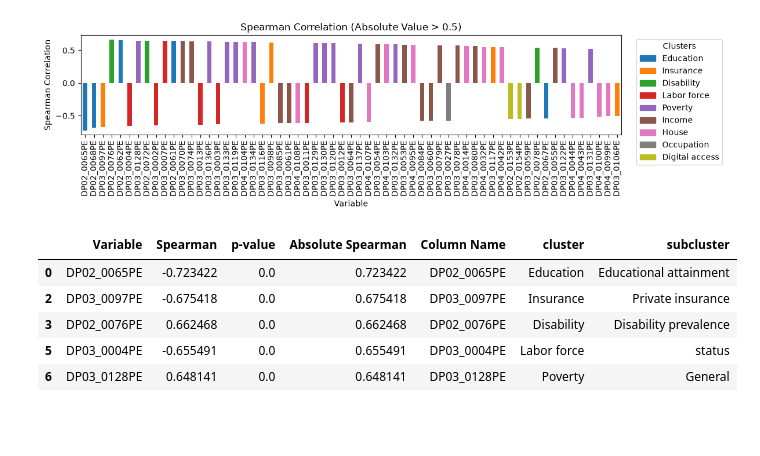
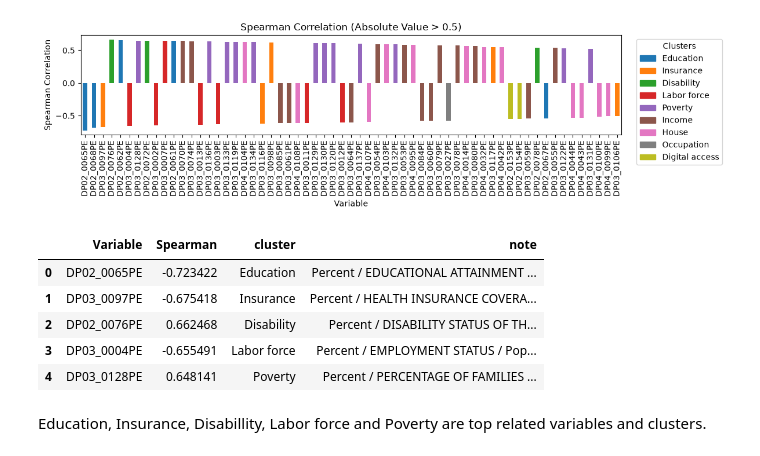
Before and after one commit to KenjiOhtsuka/UoM_SIADS593_submission, a Jupyter notebook: src/02_correlation.ipynb, the cells around one changed output. Drawn from its saved outputs; the diff is of its cells as text; code cells hidden in the pictures; blank space fills up the shorter version.

```diff
--- a/src/02_correlation.ipynb
+++ b/src/02_correlation.ipynb
@@ -223,8 +206,8 @@ df.shape
 # %%
-columns = df.columns
+columns = df_acs_profiles.columns
 columns = [
     col for col in columns
     if (not col.startswith('DP')) or (col in df_acs_meta['variable'].tolist())
 ]
-df = df[columns]
+df_acs_profiles = df_acs_profiles[columns]
 # %%
@@ -357,12 +357,29 @@ variables = [
     'DP03_0004PE',
     'DP03_0128PE',
 ]
+# %%
+df_acs_meta['note'] = df_acs_meta['label_split'].map(lambda x: " / ".join(x))
 # %%
-spearman_df[spearman_df['Variable'].isin(variables)].sort_values(by='Absolute Spearman', ascending=False)
+pd.merge(
+    spearman_df[spearman_df['Variable'].isin(variables)].sort_values(by='Absolute Spearman', ascending=False),
+    df_acs_meta,
+    left_on='Variable',
+    right_on='variable',
+)[['Variable', 'Spearman', 'cluster', 'note']].style.set_properties(
+    subset=['note'],
+    **{
+        'text-align': 'left',
+        'white-space': 'pre-wrap',
+    }
+).set_table_styles([
+    {'selector': 'th.col3', 'props': [('text-align', 'left')]}
+])
 # %% [output]
-|  | Variable | Spearman | p-value | Absolute Spearman | Column Name | cluster | subcluster |
-| 0 | DP02_0065PE | -0.723422 | 0.0 | 0.723422 | DP02_0065PE | Education | Educational attainment |
-| 2 | DP03_0097PE | -0.675418 | 0.0 | 0.675418 | DP03_0097PE | Insurance | Private insurance |
-| 3 | DP02_0076PE | 0.662468 | 0.0 | 0.662468 | DP02_0076PE | Disability | Disability prevalence |
-| 5 | DP03_0004PE | -0.655491 | 0.0 | 0.655491 | DP03_0004PE | Labor force | status |
-| 6 | DP03_0128PE | 0.648141 | 0.0 | 0.648141 | DP03_0128PE | Poverty | General |
+|  | Variable | Spearman | cluster | note |
+| 0 | DP02_0065PE | -0.723422 | Education | Percent / EDUCATIONAL ATTAINMENT ... |
+| 1 | DP03_0097PE | -0.675418 | Insurance | Percent / HEALTH INSURANCE COVERA... |
+| 2 | DP02_0076PE | 0.662468 | Disability | Percent / DISABILITY STATUS OF TH... |
+| 3 | DP03_0004PE | -0.655491 | Labor force | Percent / EMPLOYMENT STATUS / Pop... |
+| 4 | DP03_0128PE | 0.648141 | Poverty | Percent / PERCENTAGE OF FAMILIES ... |
+# %% [markdown]
+Education, Insurance, Disabillity, Labor force and Poverty are top related variables and clusters.
```
Also changed, not shown: parts of 20 cells of this notebook.
